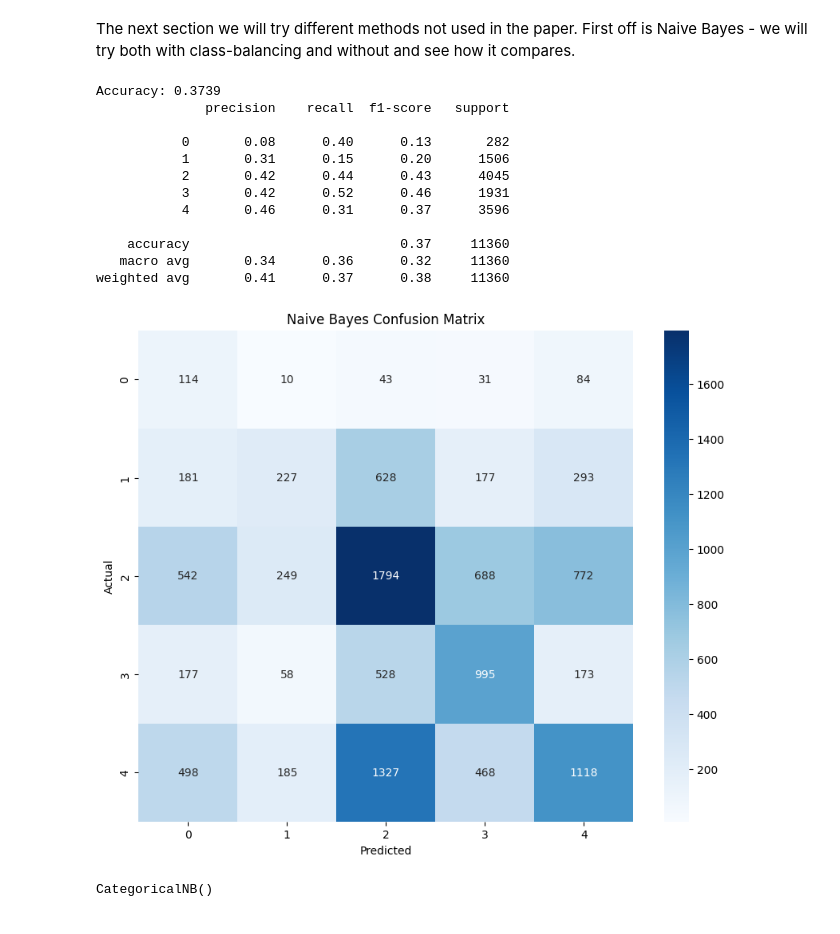
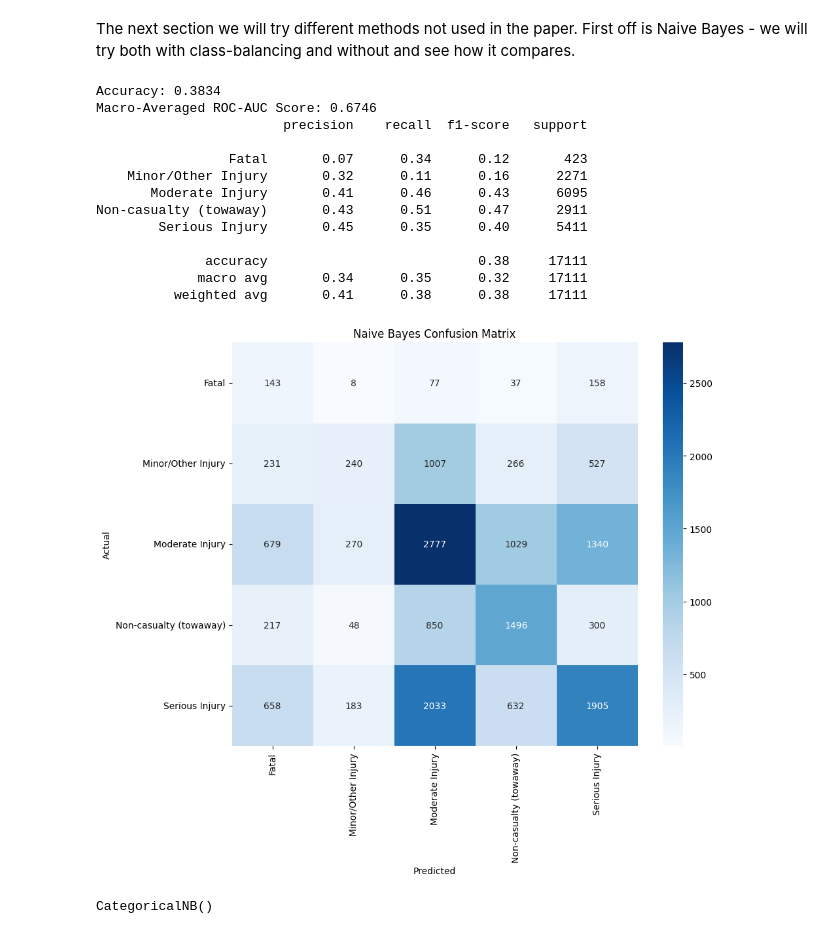
Before and after one commit to nchan315/cpsc440proj, a Jupyter notebook: proj.ipynb, the cells around one changed output. Saved outputs shown, nothing was run; the diff lists cells and outputs as text; code cells hidden in the pictures.

```diff
--- a/proj.ipynb
+++ b/proj.ipynb
@@ -418,43 +418,49 @@ y_encoded = le.fit_transform(y)
 # %%
 # 3. Split into Train/test
 X_train, X_test, y_train, y_test = train_test_split(
-    X_encoded, y_encoded, test_size=0.2, random_state=42, stratify=y_encoded
+    X_encoded, y_encoded, test_size=0.3, random_state=440, stratify=y_encoded
 )
 # %%
 # No SMOTE
 
 model = CategoricalNB(alpha=1.0) # Laplace smoothing
 model.fit(X_train, y_train)
 
 # 4A. Evaluation (No SMOTE)
 y_pred = model.predict(X_test)
+
+y_prob = model.predict_proba(X_test)
+roc_auc = roc_auc_score(y_test, y_prob, multi_class='ovr', average='macro')
+
 print(f"Accuracy: {accuracy_score(y_test, y_pred):.4f}")
+print(f"Macro-Averaged ROC-AUC Score: {roc_auc:.4f}")
 #print(classification_report(y_test, y_pred, target_names=le.classes_))
 print(classification_report(y_test, y_pred, target_names=[str(c) for c in le.classes_]))
 
 # 5A. Confusion Matrix Visualization
 cm = confusion_matrix(y_test, y_pred)
 plt.figure(figsize=(10, 8))
 sns.heatmap(cm, annot=True, fmt='d', cmap='Blues',
             xticklabels=le.classes_, yticklabels=le.classes_)
 plt.xlabel('Predicted')
 plt.ylabel('Actual')
 plt.title('Naive Bayes Confusion Matrix')
 plt.savefig('figs/naive_bayes_cm.png')
 # %% [output]
-Accuracy: 0.3739
-              precision    recall  f1-score   support
+Accuracy: 0.3834
+Macro-Averaged ROC-AUC Score: 0.6746
+                        precision    recall  f1-score   support
 
-           0       0.08      0.40      0.13       282
-           1       0.31      0.15      0.20      1506
-           2       0.42      0.44      0.43      4045
-           3       0.42      0.52      0.46      1931
-           4       0.46      0.31      0.37      3596
+                 Fatal       0.07      0.34      0.12       423
+    Minor/Other Injury       0.32      0.11      0.16      2271
+       Moderate Injury       0.41      0.46      0.43      6095
+Non-casualty (towaway)       0.43      0.51      0.47      2911
+        Serious Injury       0.45      0.35      0.40      5411
 
-    accuracy                           0.37     11360
-   macro avg       0.34      0.36      0.32     11360
-weighted avg       0.41      0.37      0.38     11360
+              accuracy                           0.38     17111
+             macro avg       0.34      0.35      0.32     17111
+          weighted avg       0.41      0.38      0.38     17111
-[figure, old version]
+[figure, new version]
 # %%
 # Apply SMOTEN to balance the training set
 # This variant is used because all features are now encoded as categorical indices
```
Also changed, not shown: parts of 1 cell of this notebook.
